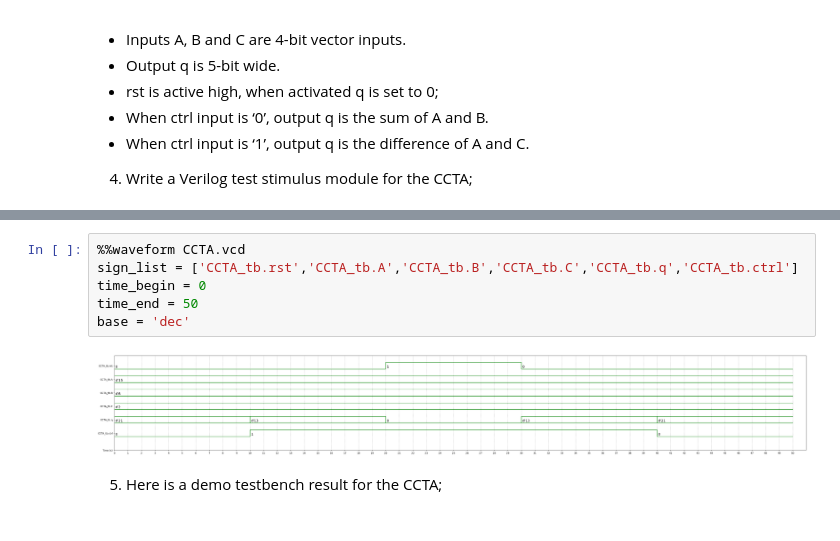
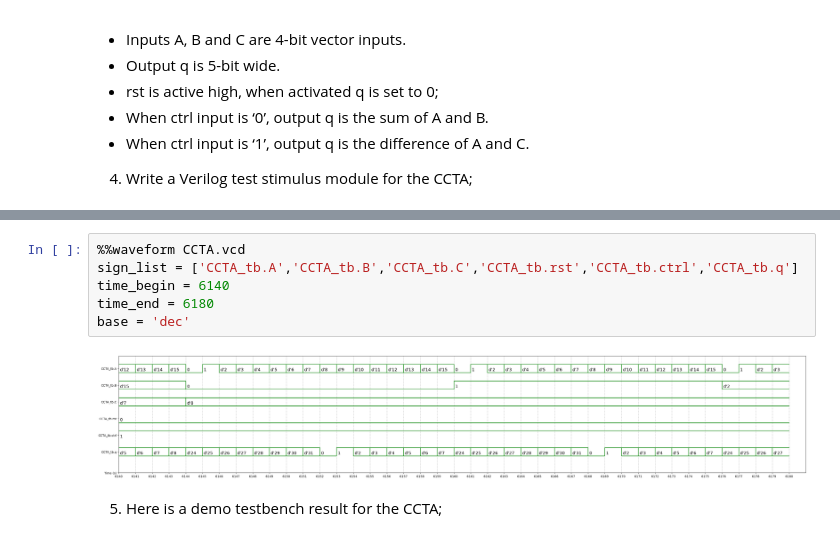
Before and after one commit to Xavian-Yunos/HW03-Homework, a Jupyter notebook: VerilogGitHomework.ipynb, the cells around one changed output, grey strips where cells are left out. Saved outputs shown, nothing was run; the diff lists cells and outputs as text.

```diff
--- a/VerilogGitHomework.ipynb
+++ b/VerilogGitHomework.ipynb
@@ -474,12 +472,12 @@ endmodule
 VCD info: dumpfile CCTA.vcd opened for output.
 # %%
 %%waveform CCTA.vcd
-sign_list = ['CCTA_tb.rst','CCTA_tb.A','CCTA_tb.B','CCTA_tb.C','CCTA_tb.q','CCTA_tb.ctrl']
-time_begin = 0
-time_end = 50
+sign_list = ['CCTA_tb.A','CCTA_tb.B','CCTA_tb.C','CCTA_tb.rst','CCTA_tb.ctrl','CCTA_tb.q']
+time_begin = 6140
+time_end = 6180
 base = 'dec'
 # %% [output]
-[figure, old version]
+[figure, new version]
 # %% [markdown]
 5. Here is a demo testbench result for the CCTA;
 # %% [markdown]
```
Also changed, not shown: parts of 7 cells of this notebook.
